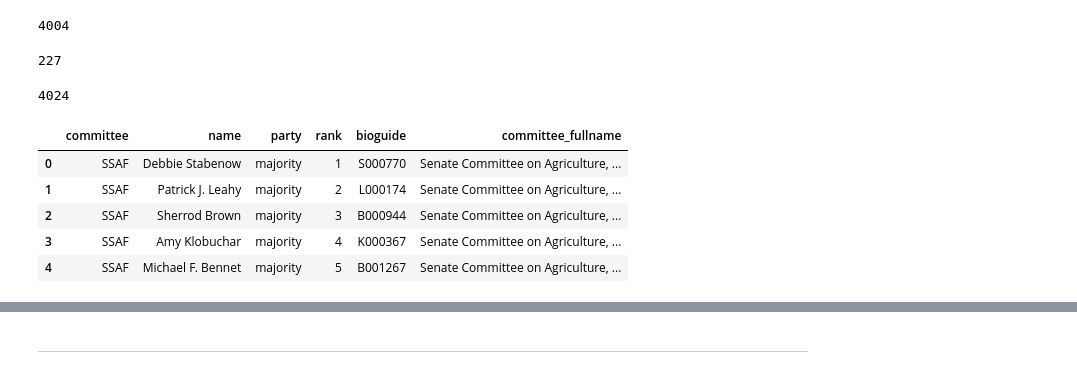
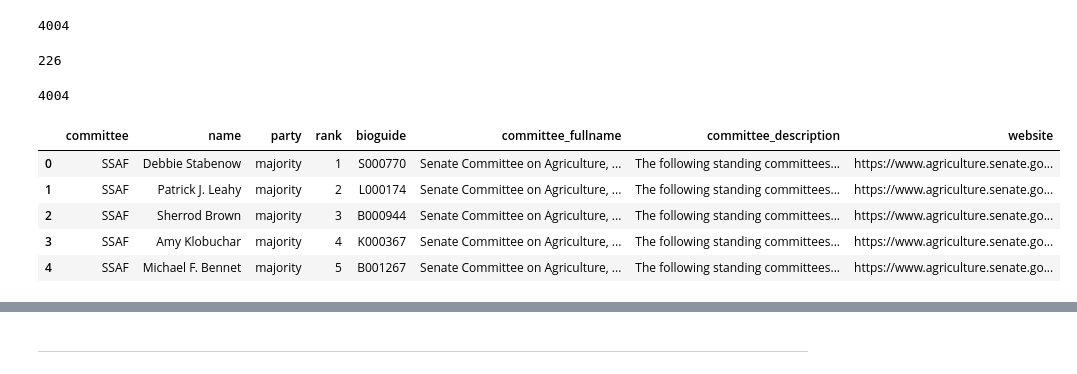
Before and after one commit to semerriam/congress-stock-trades, a Jupyter notebook: analysis/Congress-Committee-Assignments.ipynb, the cells around one changed output, grey strips where cells are left out. Saved outputs shown, nothing was run; the diff lists cells and outputs as text; code cells hidden in the pictures.

Commit message:
7th Commit

```diff
--- a/analysis/Congress-Committee-Assignments.ipynb
+++ b/analysis/Congress-Committee-Assignments.ipynb
@@ -258,7 +274,7 @@ df.head()
 # %% [markdown]
 Merging a handmade dataset of the full committee names looked up at GovTrack https://www.govtrack.us/congress/committees/
 # %%
-df2 = pd.read_csv('..//data//handmade//congress_committees_info.csv', encoding="utf-8")
+df2 = pd.read_csv('..//data//handmade//congress_commitee_descriptions.csv')
 # %%
 len(df)
 # %% [output]
@@ -266,22 +282,22 @@ len(df)
 # %%
 len(df2)
 # %% [output]
-227
+226
 # %%
 join_df= pd.merge(df, df2, on='committee', how='outer')
 # %%
 len(join_df)
 # %% [output]
-4024
+4004
 # %%
-join_df.head()
+join_df.head(5)
 # %% [output]
-|  | committee | name | party | rank | bioguide | committee_fullname |
-| 0 | SSAF | Debbie Stabenow | majority | 1 | S000770 | Senate Committee on Agriculture, ... |
-| 1 | SSAF | Patrick J. Leahy | majority | 2 | L000174 | Senate Committee on Agriculture, ... |
-| 2 | SSAF | Sherrod Brown | majority | 3 | B000944 | Senate Committee on Agriculture, ... |
-| 3 | SSAF | Amy Klobuchar | majority | 4 | K000367 | Senate Committee on Agriculture, ... |
-| 4 | SSAF | Michael F. Bennet | majority | 5 | B001267 | Senate Committee on Agriculture, ... |
+|  | committee | name | party | rank | bioguide | committee_fullname | committee_description | website |
+| 0 | SSAF | Debbie Stabenow | majority | 1 | S000770 | Senate Committee on Agriculture, ... | The following standing committees... | https://www.agriculture.senate.go... |
+| 1 | SSAF | Patrick J. Leahy | majority | 2 | L000174 | Senate Committee on Agriculture, ... | The following standing committees... | https://www.agriculture.senate.go... |
+| 2 | SSAF | Sherrod Brown | majority | 3 | B000944 | Senate Committee on Agriculture, ... | The following standing committees... | https://www.agriculture.senate.go... |
+| 3 | SSAF | Amy Klobuchar | majority | 4 | K000367 | Senate Committee on Agriculture, ... | The following standing committees... | https://www.agriculture.senate.go... |
+| 4 | SSAF | Michael F. Bennet | majority | 5 | B001267 | Senate Committee on Agriculture, ... | The following standing committees... | https://www.agriculture.senate.go... |
 # %%
 join_df.tail()
 # %% [output]
```
Also changed, not shown: parts of 3 cells of this notebook, 1 other file.
